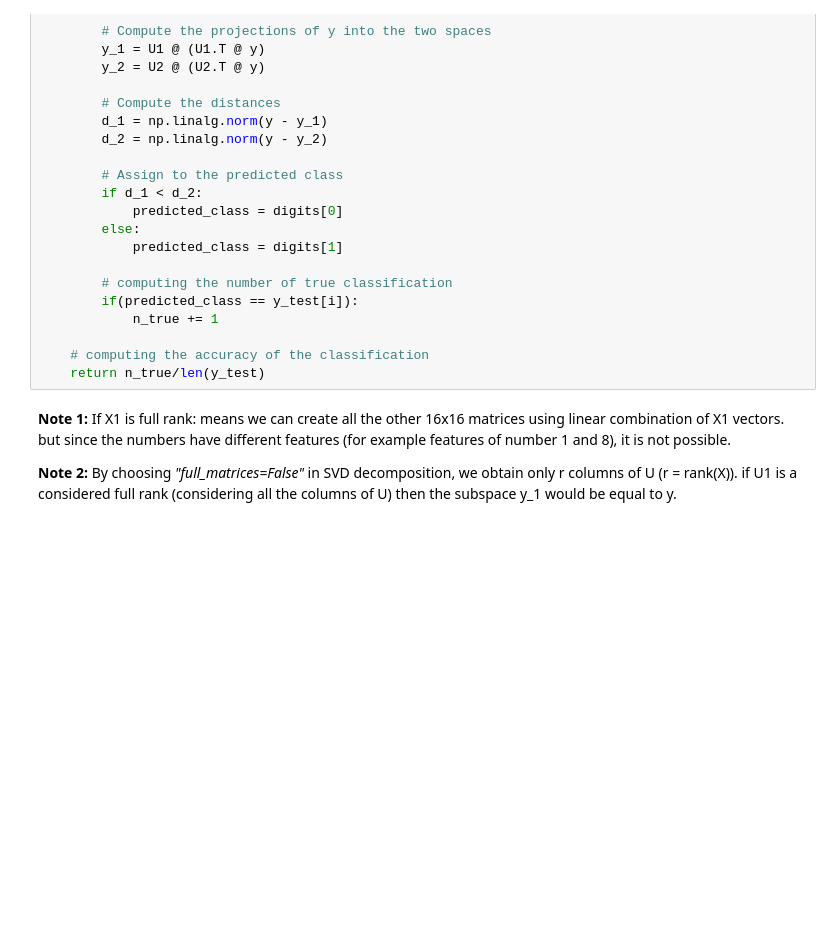
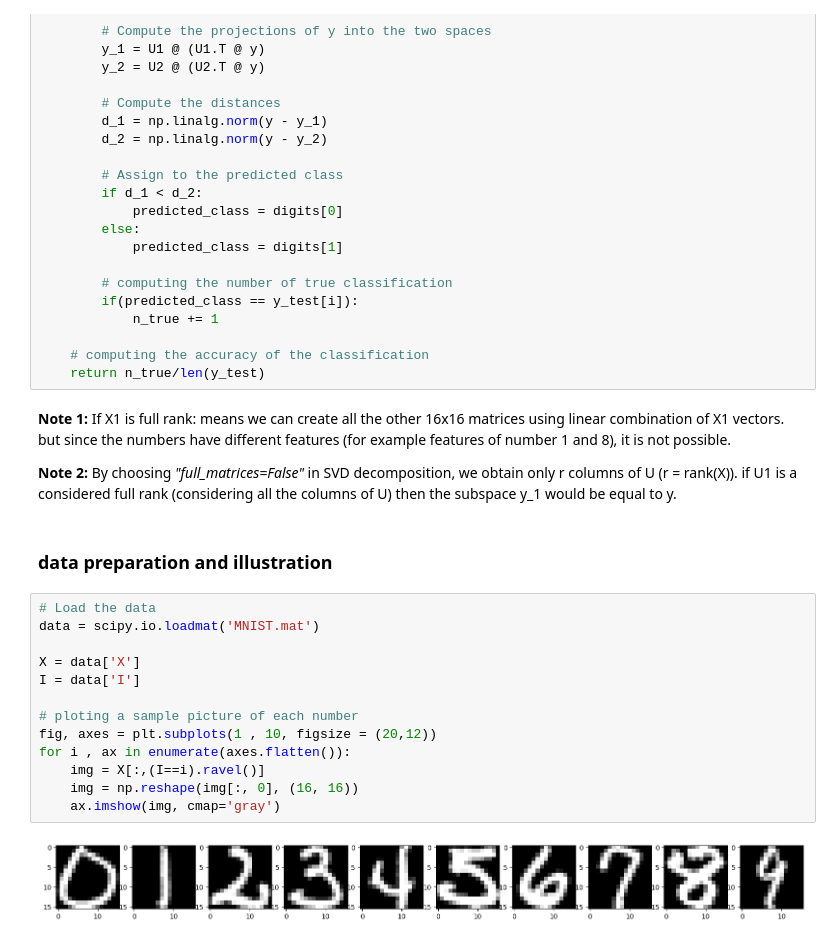
Before and after one commit to Rezashatery/Classification-of-MNIST-Digits-with-SVD-Decomposition, a Jupyter notebook: # Classification of MNIST Digits with SVD Decomposition..ipynb, the cells around one changed output. Cells and saved outputs as stored; diff of their text form; blank space fills up the shorter version.

```diff
--- a/# Classification of MNIST Digits with SVD Decomposition..ipynb
+++ b/# Classification of MNIST Digits with SVD Decomposition..ipynb
@@ -58,3 +58,20 @@ def binary_classifier(digits, X_train, X_test, y_train, y_test):
 **Note 1:** If X1 is full rank: means we can create all the other 16x16 matrices using linear combination of X1 vectors. but since the numbers have different features (for example features of number 1 and 8), it is not possible.
 
 **Note 2:** By choosing *"full_matrices=False"* in SVD decomposition, we obtain only r columns of U (r = rank(X)). if U1 is a considered full rank (considering all the columns of U) then the subspace y_1 would be equal to y.
+# %% [markdown]
+### data preparation and illustration
+# %%
+# Load the data
+data = scipy.io.loadmat('MNIST.mat')
+
+X = data['X']
+I = data['I']
+
+# ploting a sample picture of each number
+fig, axes = plt.subplots(1 , 10, figsize = (20,12))
+for i , ax in enumerate(axes.flatten()):
+    img = X[:,(I==i).ravel()]
+    img = np.reshape(img[:, 0], (16, 16))
+    ax.imshow(img, cmap='gray')
+# %% [output]
+[figure, added]
```
Also changed, not shown: parts of 3 cells of this notebook.
